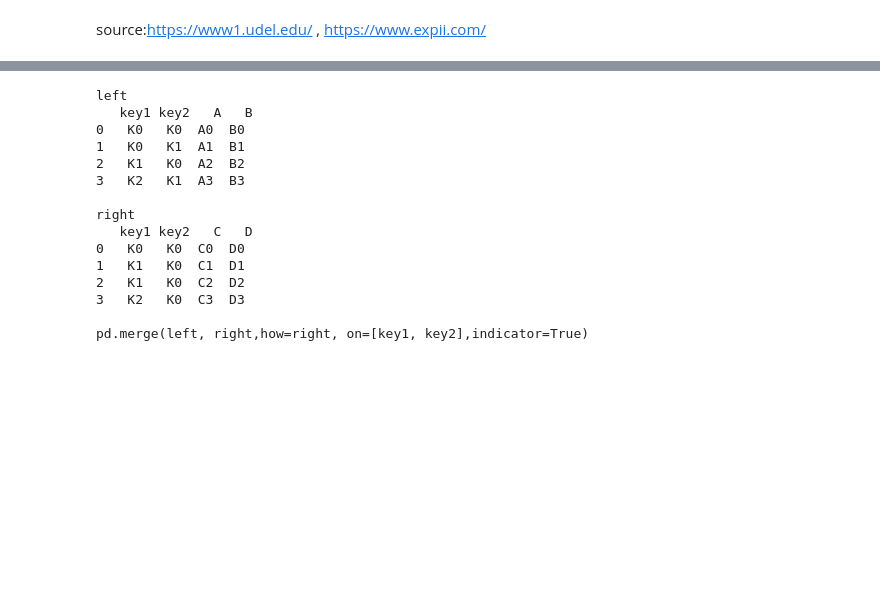
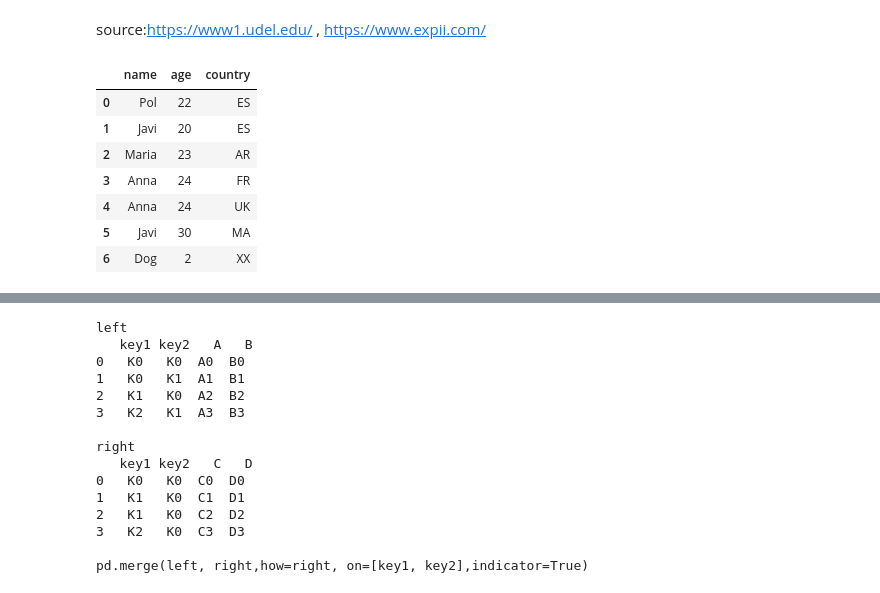
Before and after one commit to tunjaynasibli/IH_RH_DA_FT_JAN_2022, a Jupyter notebook: Class_Materials/Pandas/Notebook_Code_Along_RH_Pandas_Data_Frame_General-3.ipynb, the cells around one changed output, grey strips where cells are left out. Cells and saved outputs as stored; diff of their text form; code cells hidden in the pictures; blank space fills up the shorter version.

```diff
--- a/Class_Materials/Pandas/Notebook_Code_Along_RH_Pandas_Data_Frame_General-3.ipynb
+++ b/Class_Materials/Pandas/Notebook_Code_Along_RH_Pandas_Data_Frame_General-3.ipynb
@@ -895,0 +899,11 @@ source:https://www1.udel.edu/ , https://www.expii.com/
+# %%
+people_df
+# %% [output]
+|  | name | age | country |
+| 0 | Pol | 22 | ES |
+| 1 | Javi | 20 | ES |
+| 2 | Maria | 23 | AR |
+| 3 | Anna | 24 | FR |
+| 4 | Anna | 24 | UK |
+| 5 | Javi | 30 | MA |
+| 6 | Dog | 2 | XX |
```
Also changed, not shown: parts of 5 cells of this notebook.
